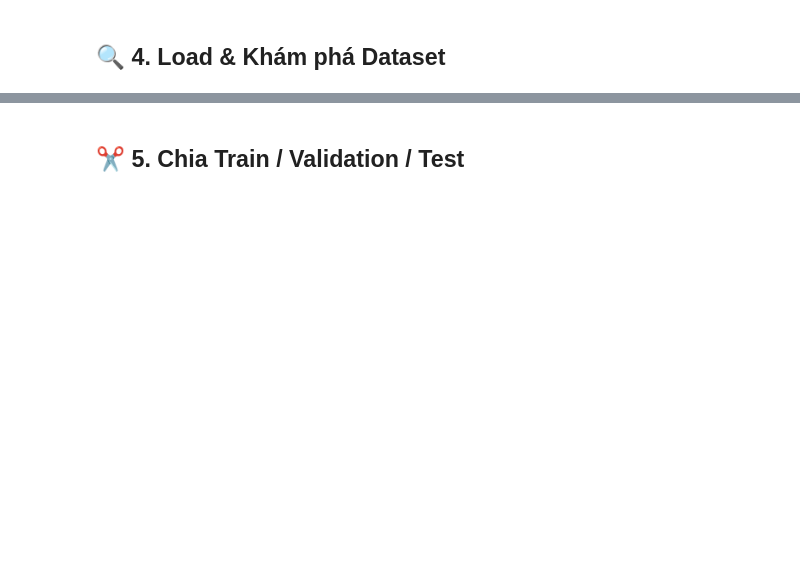
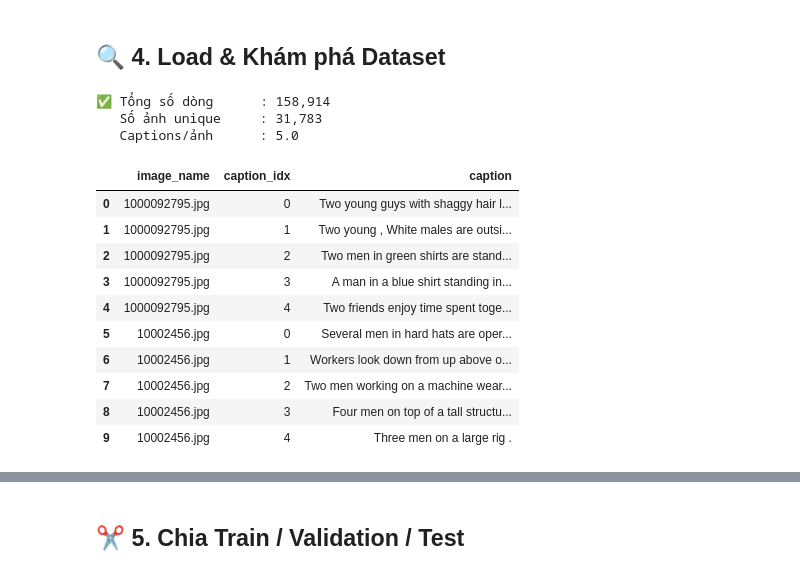
Before and after one commit to ComboMaidcon/Tri-tue-nhan-tao, a Jupyter notebook: blip.ipynb, the cells around one changed output, grey strips where cells are left out. Drawn from its saved outputs; the diff is of its cells as text; code cells hidden in the pictures; blank space fills up the shorter version.

```diff
--- a/blip.ipynb
+++ b/blip.ipynb
@@ -96,0 +86,24 @@ print(f'💾 Checkpoint: {CHECKPOINT_DIR}')
+# %%
+import io
+
+# ── Kaggle: dataset được mount sẵn tại /kaggle/input/ ────
+DATASET_ROOT  = Path('/kaggle/input/datasets/hsankesara/flickr-image-dataset')
+IMAGES_DIR    = DATASET_ROOT / 'flickr30k_images' / 'flickr30k_images'
+CAPTIONS_FILE = DATASET_ROOT / 'flickr30k_images' / 'results.csv'
+
+# Checkpoint lưu tại /kaggle/working/
+CHECKPOINT_DIR = Path('/kaggle/working/blip_checkpoints')
+CHECKPOINT_DIR.mkdir(parents=True, exist_ok=True)
+
+print(f'🖼️  Ảnh     : {IMAGES_DIR}')
+print(f'📝 Captions: {CAPTIONS_FILE}')
+print(f'💾 Checkpoint: {CHECKPOINT_DIR}')
+
+# ── Cache toàn bộ ảnh vào RAM (tránh network I/O chậm) ──
+print('\n⏳ Caching ảnh vào RAM...')
+image_cache = {}
+all_img_names = [p.name for p in IMAGES_DIR.glob('*.jpg')]
+for img_name in tqdm(all_img_names, desc='Caching'):
+    with open(IMAGES_DIR / img_name, 'rb') as f:
+        image_cache[img_name] = f.read()
+print(f'✅ Cached {len(image_cache):,} ảnh vào RAM')
@@ -109,35 +129,65 @@ def load_flickr30k_captions(captions_file: Path) -> pd.DataFrame:
 
     with open(captions_file, 'r', encoding='utf-8') as f:
         for line in f:
             line = line.strip()
             if not line or line.startswith('image'):  # bỏ header
                 continue
 
             if '|' in line:                           # format 1
                 parts = line.split('|')
                 img_name, cap_idx, caption = parts[0], parts[1], '|'.join(parts[2:])
             elif '\t' in line:                        # format 3
                 left, caption = line.split('\t', 1)
                 img_name, cap_idx = left.split('#')
             else:                                     # format 2 (csv)
                 parts = line.split(',', 2)
                 img_name, cap_idx, caption = parts[0], parts[1], parts[2]
 
             rows.append({
                 'image_name': img_name.strip(),
                 'caption_idx': int(str(cap_idx).strip()),
                 'caption': caption.strip()
             })
 
     return pd.DataFrame(rows)
 
 
-df = load_flickr30k_captions(CAPTIONS_FILE)
+df = pd.read_csv(
+    CAPTIONS_FILE,
+    sep='|',                  # delimiter thực tế của file này
+    skipinitialspace=True,    # bỏ khoảng trắng thừa sau dấu |
+    header=0,
+    names=['image_name', 'caption_idx', 'caption']
+)
+
+# Bỏ hàng header nếu bị đọc vào như data
+df = df[df['caption_idx'].astype(str).str.strip().str.match(r'^\d+$')].copy()
+
+# Ép kiểu
+df['caption_idx'] = df['caption_idx'].astype(int)
+df['image_name']  = df['image_name'].str.strip()
+df['caption']     = df['caption'].str.strip()
+df = df.reset_index(drop=True)
+
 print(f'✅ Tổng số dòng      : {len(df):,}')
 print(f'   Số ảnh unique     : {df["image_name"].nunique():,}')
 print(f'   Captions/ảnh      : {len(df) / df["image_name"].nunique():.1f}')
-print()
 df.head(10)
+# %% [output]
+✅ Tổng số dòng      : 158,914
+   Số ảnh unique     : 31,783
+   Captions/ảnh      : 5.0
+|  | image_name | caption_idx | caption |
+| 0 | 1000092795.jpg | 0 | Two young guys with shaggy hair l... |
+| 1 | 1000092795.jpg | 1 | Two young , White males are outsi... |
+| 2 | 1000092795.jpg | 2 | Two men in green shirts are stand... |
+| 3 | 1000092795.jpg | 3 | A man in a blue shirt standing in... |
+| 4 | 1000092795.jpg | 4 | Two friends enjoy time spent toge... |
+| 5 | 10002456.jpg | 0 | Several men in hard hats are oper... |
+| 6 | 10002456.jpg | 1 | Workers look down from up above o... |
+| 7 | 10002456.jpg | 2 | Two men working on a machine wear... |
+| 8 | 10002456.jpg | 3 | Four men on top of a tall structu... |
+| 9 | 10002456.jpg | 4 | Three men on a large rig . |
 # %%
 # ── Thống kê caption ─────────────────────────────────────
 df['caption_len'] = df['caption'].apply(lambda x: len(x.split()))
```
Also changed, not shown: parts of 17 cells of this notebook.
